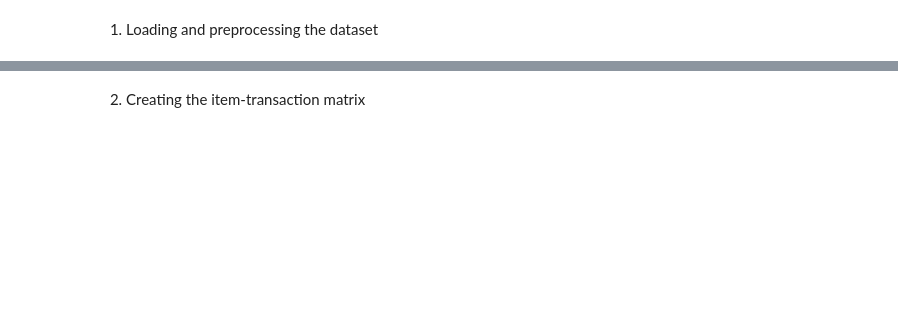
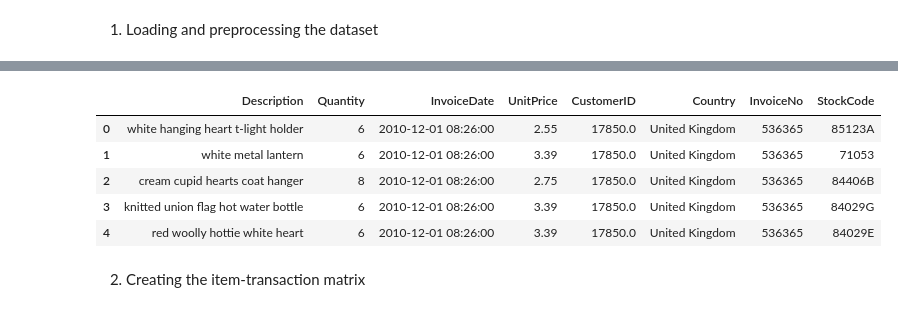
Before and after one commit to nazaninzareirad/computational_data_mining_2025, a Jupyter notebook: Untitled7.ipynb, the cells around one changed output, grey strips where cells are left out. Saved outputs shown, nothing was run; the diff lists cells and outputs as text; code cells hidden in the pictures; blank space fills up the shorter version.

Commit message:
updated sections 1 to 5

```diff
--- a/Untitled7.ipynb
+++ b/Untitled7.ipynb
@@ -73,0 +25,63 @@ df = df[df['UnitPrice'] > 0]
+# %%
+# Section 1 — Load and clean Online Retail
+from ucimlrepo import fetch_ucirepo
+import pandas as pd
+import numpy as np
+import unicodedata
+import re
+
+# load dataset
+online_retail = fetch_ucirepo(id=352)
+
+# Features, targets, ids objects inside the loaded object
+X = online_retail.data.features
+y = online_retail.data.targets
+ids = online_retail.data.ids
+
+# Combine into a single DataFrame
+df = pd.concat([X, y, ids], axis=1)
+
+# ensure InvoiceNo is string (it has 'C' prefix for cancellations)
+df['InvoiceNo'] = df['InvoiceNo'].astype(str)
+
+# convert InvoiceDate to datetime safely
+df['InvoiceDate'] = pd.to_datetime(df['InvoiceDate'], errors='coerce')
+
+# remove cancelled / invalid transactions
+df = df[~df['InvoiceNo'].str.startswith('C', na=False)].copy()
+
+# drop rows with missing CustomerID
+df = df.dropna(subset=['CustomerID']).copy()
+
+# remove negative or zero quantities and non-positive prices
+df = df[(df['Quantity'].astype(float) > 0) & (df['UnitPrice'].astype(float) > 0)].copy()
+
+# normalize product descriptions to reduce trivial duplicates
+def normalize_description(s):
+    if pd.isna(s):
+        return s
+    # Normalize unicode, lowercase, strip, collapse whitespace
+    s = unicodedata.normalize('NFKC', str(s))
+    s = s.lower().strip()
+    s = re.sub(r'\s+', ' ', s)
+    # remove trailing punctuation
+    s = re.sub(r'^[\W_]+|[\W_]+$', '', s)
+    return s
+
+df['Description'] = df['Description'].map(normalize_description)
+
+clean_df = df.reset_index(drop=True).copy()
+
+# display
+print("Cleaned DataFrame summary")
+print("-------------------------")
+print("Rows after cleaning:", clean_df.shape[0])
+print("Columns:", list(clean_df.columns))
+print("Date range:", clean_df['InvoiceDate'].min(), "to", clean_df['InvoiceDate'].max())
+print("Unique customers:", clean_df['CustomerID'].nunique())
+print("Unique products (descriptions):", clean_df['Description'].nunique())
+print("\nTop 10 products by transaction count:")
+print(clean_df['Description'].value_counts().head(10))
+print("\nSample rows:")
+display(clean_df.head(5))
+# %% [output]
@@ -74,2 +105,8 @@ df = df[df['UnitPrice'] > 0]
+|  | Description | Quantity | InvoiceDate | UnitPrice | CustomerID | Country | InvoiceNo | StockCode |
+| 0 | white hanging heart t-light holder | 6 | 2010-12-01 08:26:00 | 2.55 | 17850.0 | United Kingdom | 536365 | 85123A |
+| 1 | white metal lantern | 6 | 2010-12-01 08:26:00 | 3.39 | 17850.0 | United Kingdom | 536365 | 71053 |
+| 2 | cream cupid hearts coat hanger | 8 | 2010-12-01 08:26:00 | 2.75 | 17850.0 | United Kingdom | 536365 | 84406B |
+| 3 | knitted union flag hot water bottle | 6 | 2010-12-01 08:26:00 | 3.39 | 17850.0 | United Kingdom | 536365 | 84029G |
+| 4 | red woolly hottie white heart | 6 | 2010-12-01 08:26:00 | 3.39 | 17850.0 | United Kingdom | 536365 | 84029E |
 # %% [markdown]
 2. Creating the item-transaction matrix
```
Also changed, not shown: parts of 20 cells of this notebook.
